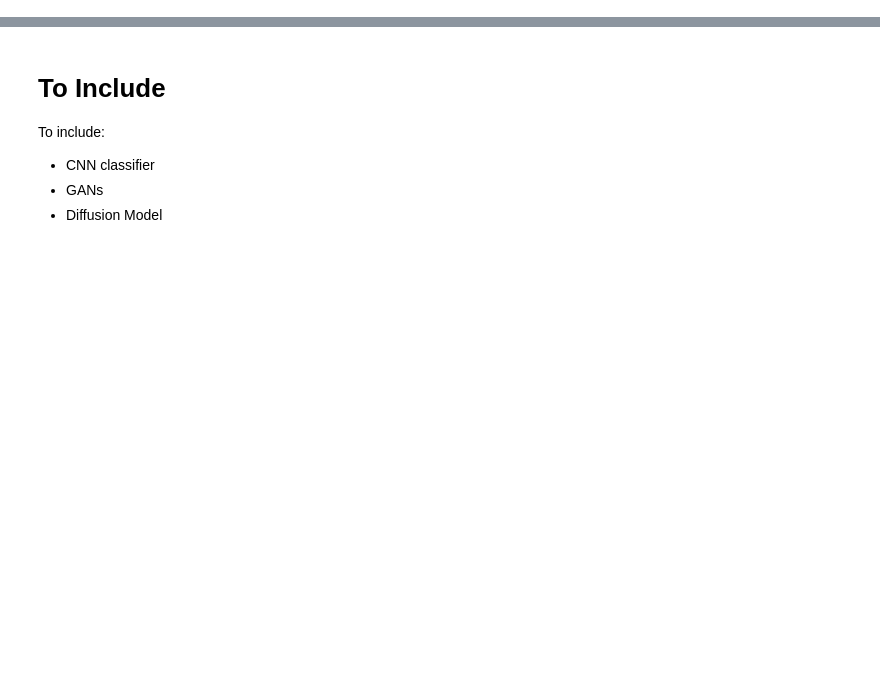
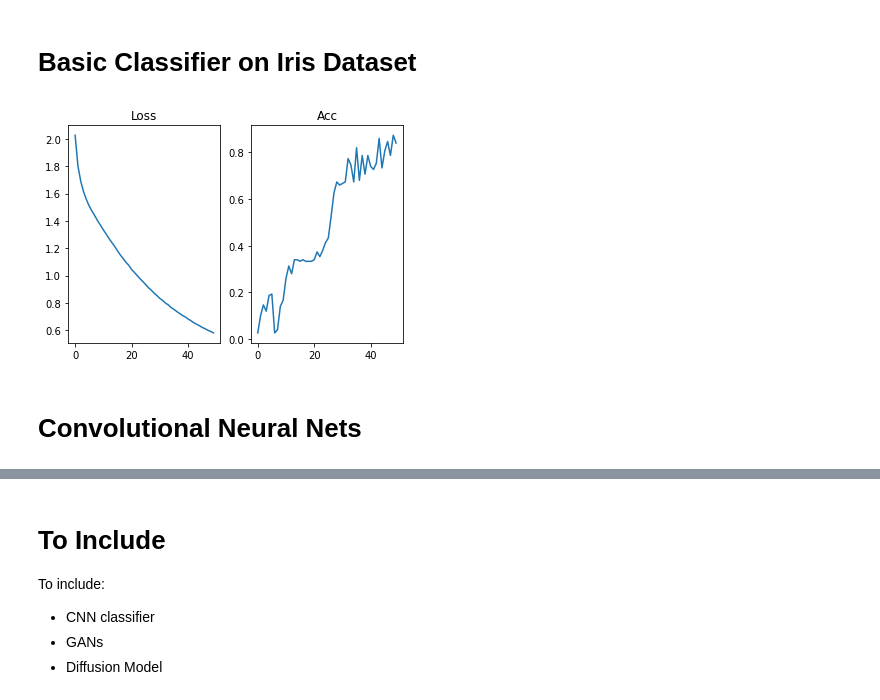
Before and after one commit to field-cady/deep_learning, a Jupyter notebook: Deep Learning MNIST.ipynb, the cells around one changed output, grey strips where cells are left out. Saved outputs shown, nothing was run; the diff lists cells and outputs as text; code cells hidden in the pictures; blank space fills up the shorter version.

```diff
--- a/Deep Learning MNIST.ipynb
+++ b/Deep Learning MNIST.ipynb
@@ -0,0 +1,31 @@
+# %% [markdown]
+# Basic Classifier on Iris Dataset
+# %%
+import sklearn.datasets
+from keras.models import Sequential
+from keras.layers import Dense
+from tensorflow.keras.utils import to_categorical
+from matplotlib import pyplot as plt
+
+# Get iris data.
+ds = sklearn.datasets.load_iris()
+X_train = ds['data']
+Y_train = to_categorical(ds['target'])
+
+model = Sequential([
+  Dense(8, input_dim=4),
+  Dense(3, activation='softmax')
+])
+model.compile(
+loss='categorical_crossentropy', metrics=['accuracy'])
+history = model.fit(X_train, Y_train, epochs=50, verbose=0)
+
+plt.subplot(121);
+plt.plot(history.history['loss']); plt.title('Loss')
+plt.subplot(122);
+plt.plot(history.history['accuracy']); plt.title('Acc')
+plt.show()
+# %% [output]
+[figure, added]
+# %% [markdown]
+# Convolutional Neural Nets
```
Also changed, not shown: parts of 9 cells of this notebook, 12 other files.
